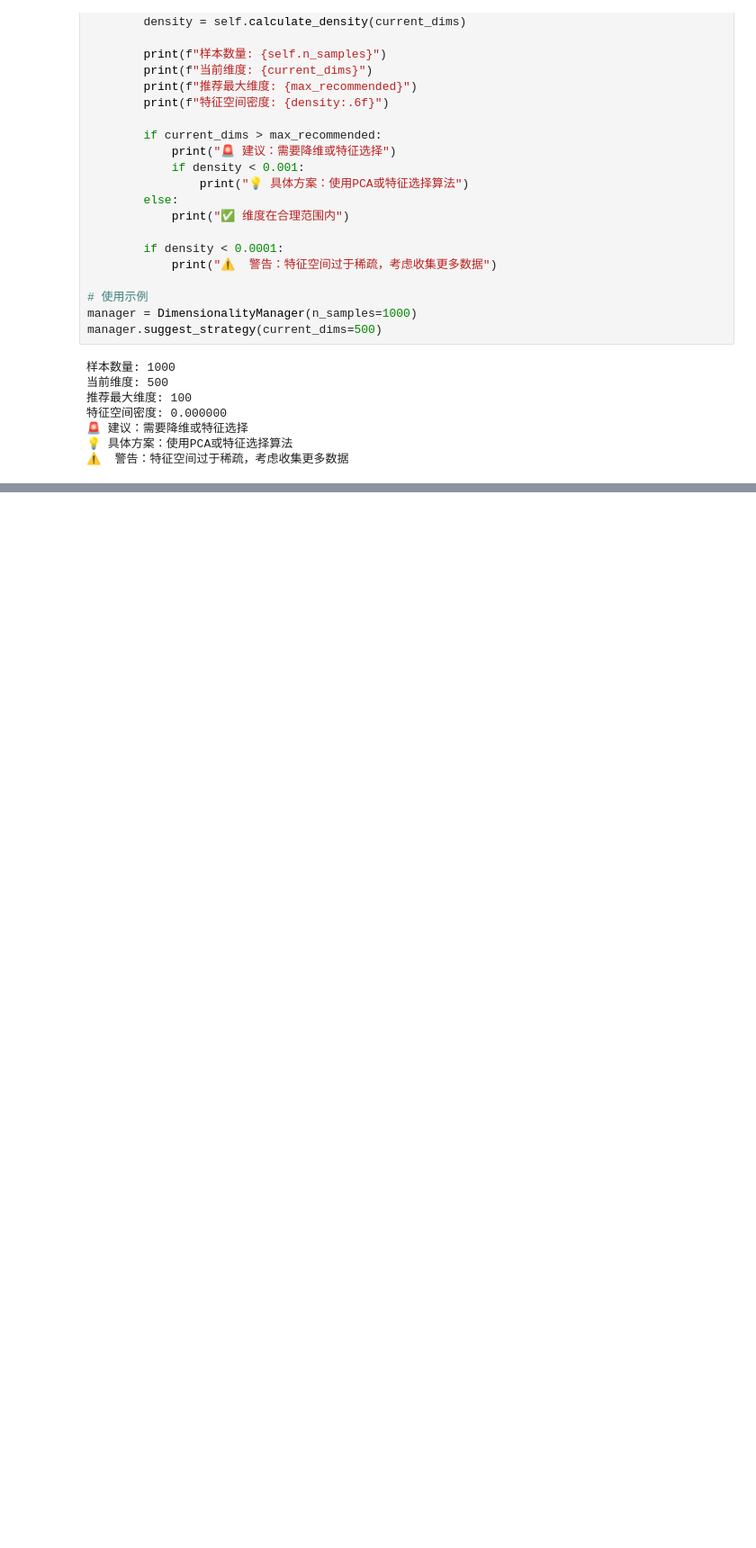
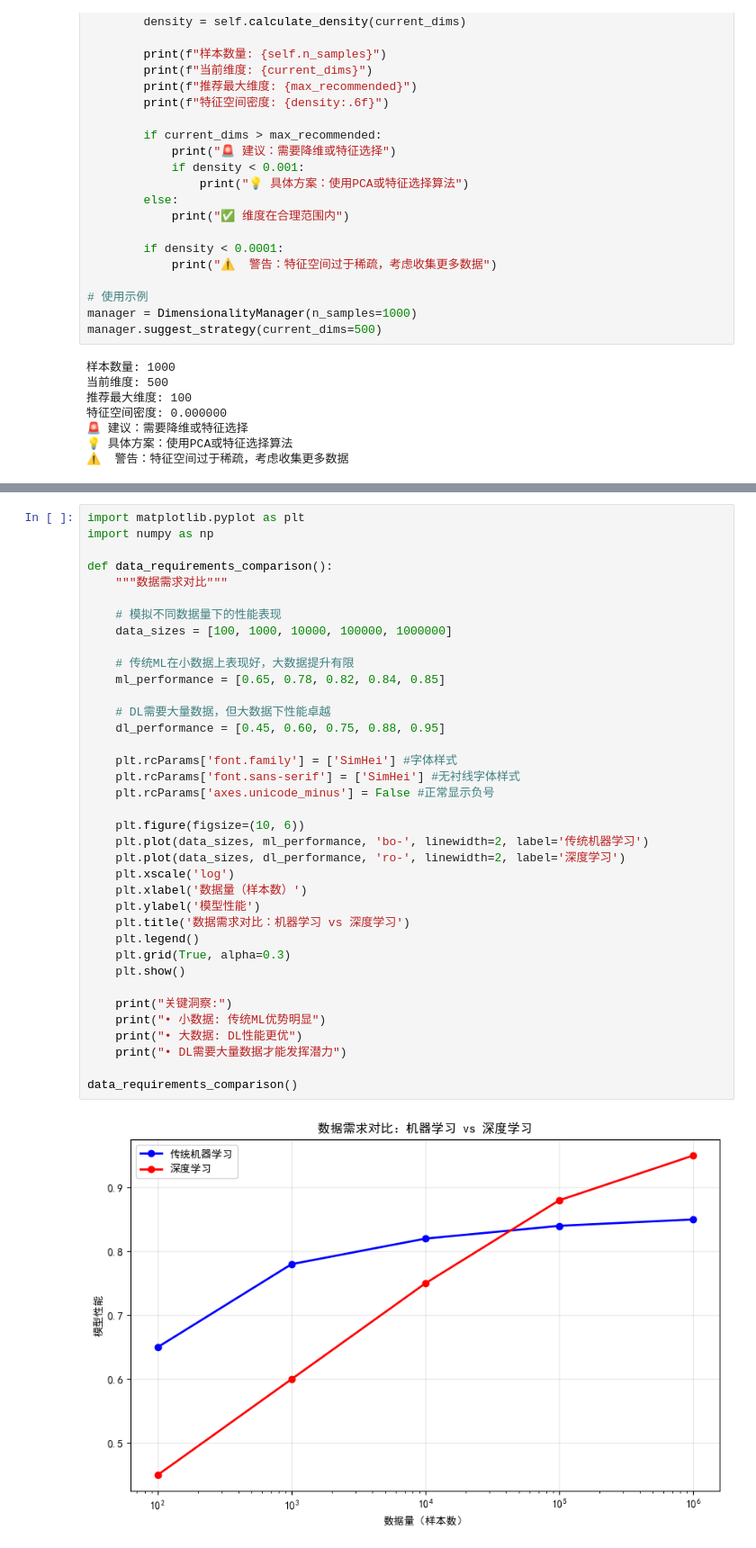
Before and after one commit to MemoryFactory/jupyter_basic, a Jupyter notebook: AI_code_ex.ipynb, the cells around one changed output, grey strips where cells are left out. Shown at 90% size. Saved outputs shown, nothing was run; the diff lists cells and outputs as text; blank space fills up the shorter version.

```diff
--- a/AI_code_ex.ipynb
+++ b/AI_code_ex.ipynb
@@ -912,0 +1159,39 @@ manager.suggest_strategy(current_dims=500)
+# %%
+import matplotlib.pyplot as plt
+import numpy as np
+
+def data_requirements_comparison():
+    """数据需求对比"""
+
+    # 模拟不同数据量下的性能表现
+    data_sizes = [100, 1000, 10000, 100000, 1000000]
+
+    # 传统ML在小数据上表现好，大数据提升有限
+    ml_performance = [0.65, 0.78, 0.82, 0.84, 0.85]
+
+    # DL需要大量数据，但大数据下性能卓越
+    dl_performance = [0.45, 0.60, 0.75, 0.88, 0.95]
+
+    plt.rcParams['font.family'] = ['SimHei'] #字体样式
+    plt.rcParams['font.sans-serif'] = ['SimHei'] #无衬线字体样式
+    plt.rcParams['axes.unicode_minus'] = False #正常显示负号
+
+    plt.figure(figsize=(10, 6))
+    plt.plot(data_sizes, ml_performance, 'bo-', linewidth=2, label='传统机器学习')
+    plt.plot(data_sizes, dl_performance, 'ro-', linewidth=2, label='深度学习')
+    plt.xscale('log')
+    plt.xlabel('数据量（样本数）')
+    plt.ylabel('模型性能')
+    plt.title('数据需求对比：机器学习 vs 深度学习')
+    plt.legend()
+    plt.grid(True, alpha=0.3)
+    plt.show()
+
+    print("关键洞察:")
+    print("• 小数据: 传统ML优势明显")
+    print("• 大数据: DL性能更优")
+    print("• DL需要大量数据才能发挥潜力")
+
+data_requirements_comparison()
+# %% [output]
+[figure, added]
```
Also changed, not shown: parts of 19 cells of this notebook, 1 other file.
